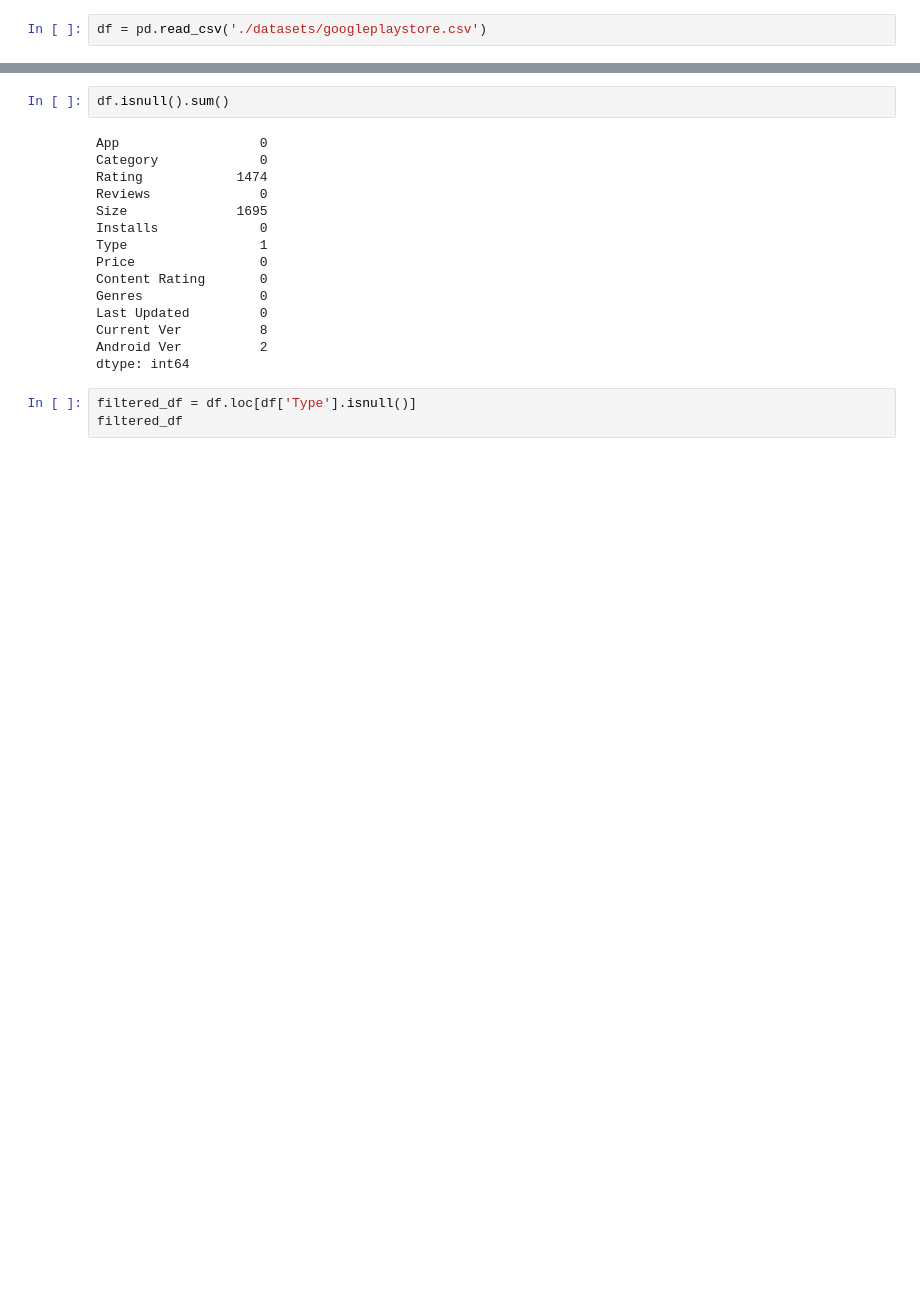
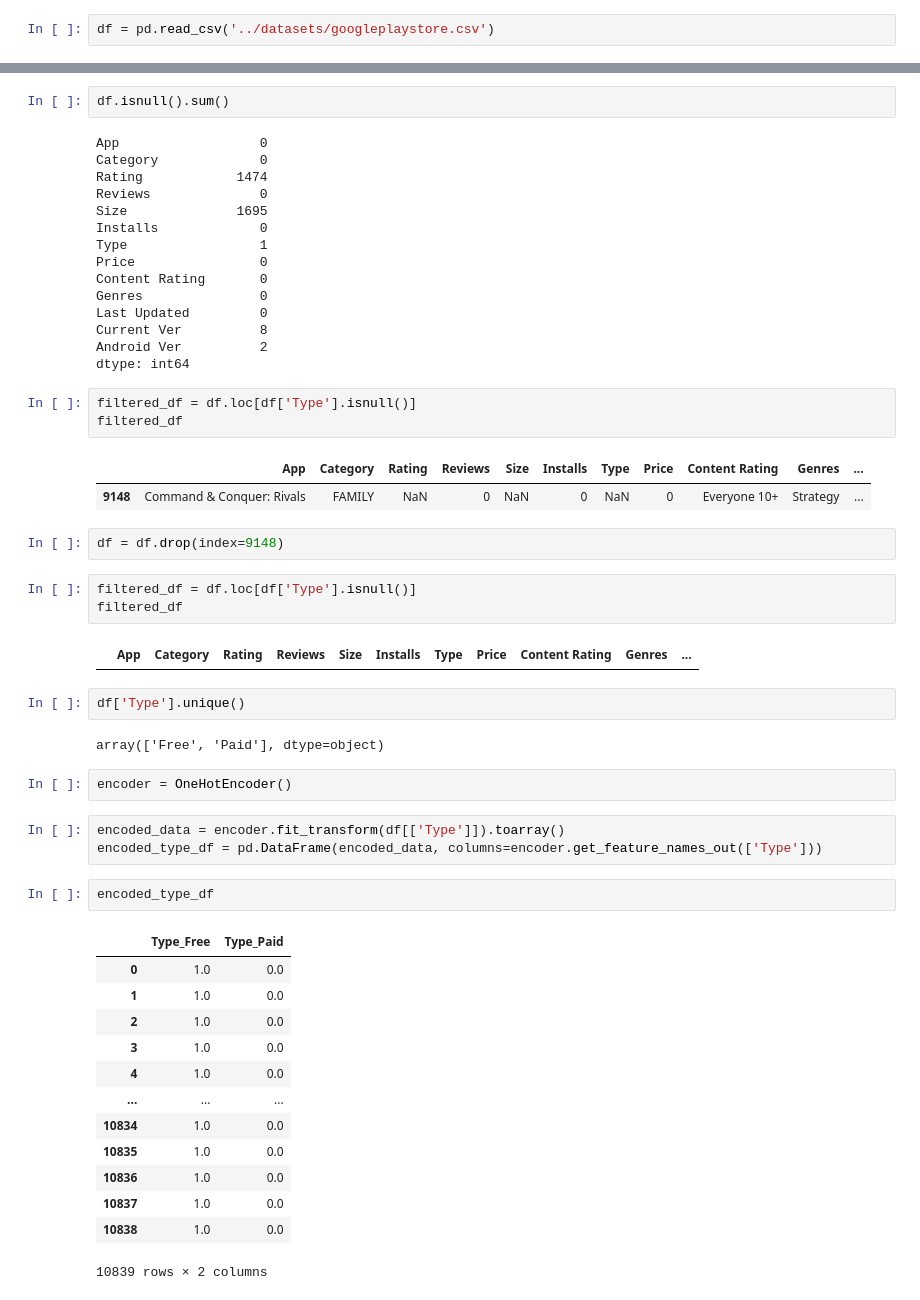
Before and after one commit to DAJ8112/ML-concepts, a Jupyter notebook: EDA/playstore.ipynb, the cells around one changed output, grey strips where cells are left out. Drawn from its saved outputs; the diff is of its cells as text; blank space fills up the shorter version.

```diff
--- a/EDA/playstore.ipynb
+++ b/EDA/playstore.ipynb
@@ -4,5 +5,5 @@ import numpy as np
 # %%
-df = pd.read_csv('./datasets/googleplaystore.csv')
+df = pd.read_csv('../datasets/googleplaystore.csv')
 # %%
 df.head()
 # %% [output]
@@ -310,3 +311,38 @@ dtype: int64
 # %%
 filtered_df = df.loc[df['Type'].isnull()]
 filtered_df
+# %% [output]
+|  | App | Category | Rating | Reviews | Size | Installs | Type | Price | Content Rating | Genres | ... |
+| 9148 | Command & Conquer: Rivals | FAMILY | NaN | 0 | NaN | 0 | NaN | 0 | Everyone 10+ | Strategy | ... |
+# %%
+df = df.drop(index=9148)
+# %%
+filtered_df = df.loc[df['Type'].isnull()]
+filtered_df
+# %% [output]
+|  | App | Category | Rating | Reviews | Size | Installs | Type | Price | Content Rating | Genres | ... |
+# %%
+df['Type'].unique()
+# %% [output]
+array(['Free', 'Paid'], dtype=object)
+# %%
+encoder = OneHotEncoder()
+# %%
+encoded_data = encoder.fit_transform(df[['Type']]).toarray()
+encoded_type_df = pd.DataFrame(encoded_data, columns=encoder.get_feature_names_out(['Type']))
+# %%
+encoded_type_df
+# %% [output]
+|  | Type_Free | Type_Paid |
+| 0 | 1.0 | 0.0 |
+| 1 | 1.0 | 0.0 |
+| 2 | 1.0 | 0.0 |
+| 3 | 1.0 | 0.0 |
+| 4 | 1.0 | 0.0 |
+| ... | ... | ... |
+| 10834 | 1.0 | 0.0 |
+| 10835 | 1.0 | 0.0 |
+| 10836 | 1.0 | 0.0 |
+| 10837 | 1.0 | 0.0 |
+| 10838 | 1.0 | 0.0 |
+10839 rows × 2 columns
```
Also changed, not shown: parts of 36 cells of this notebook.
